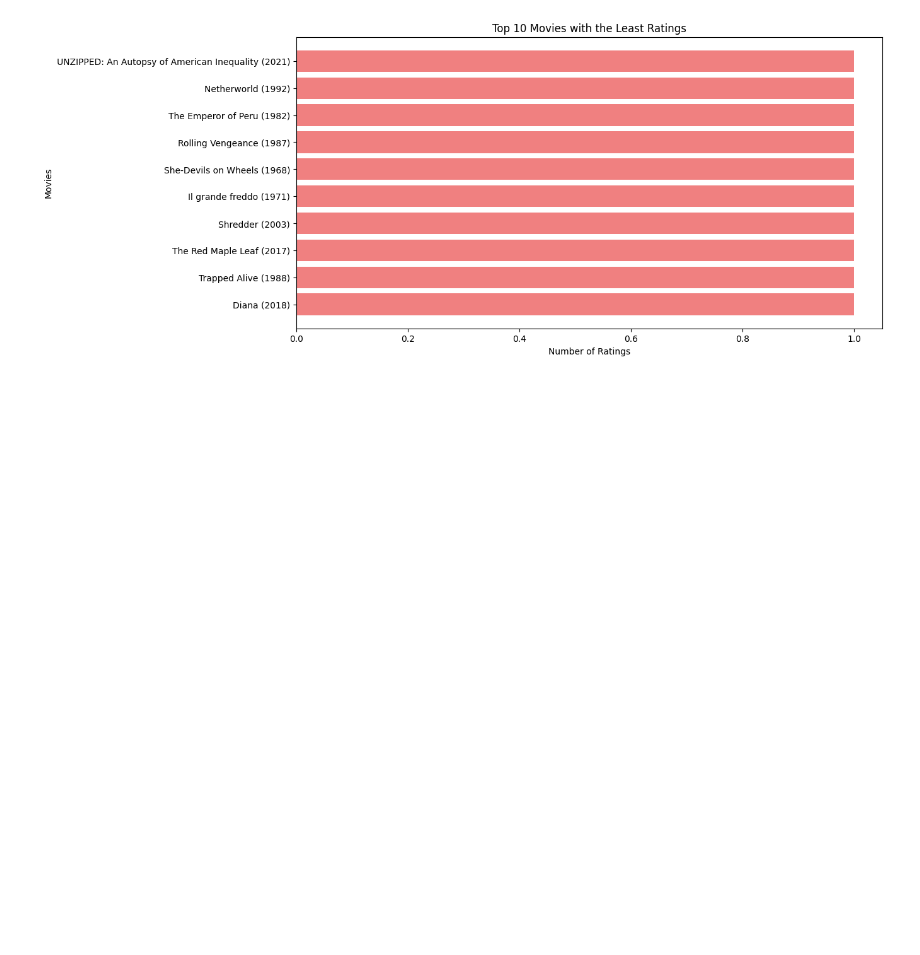
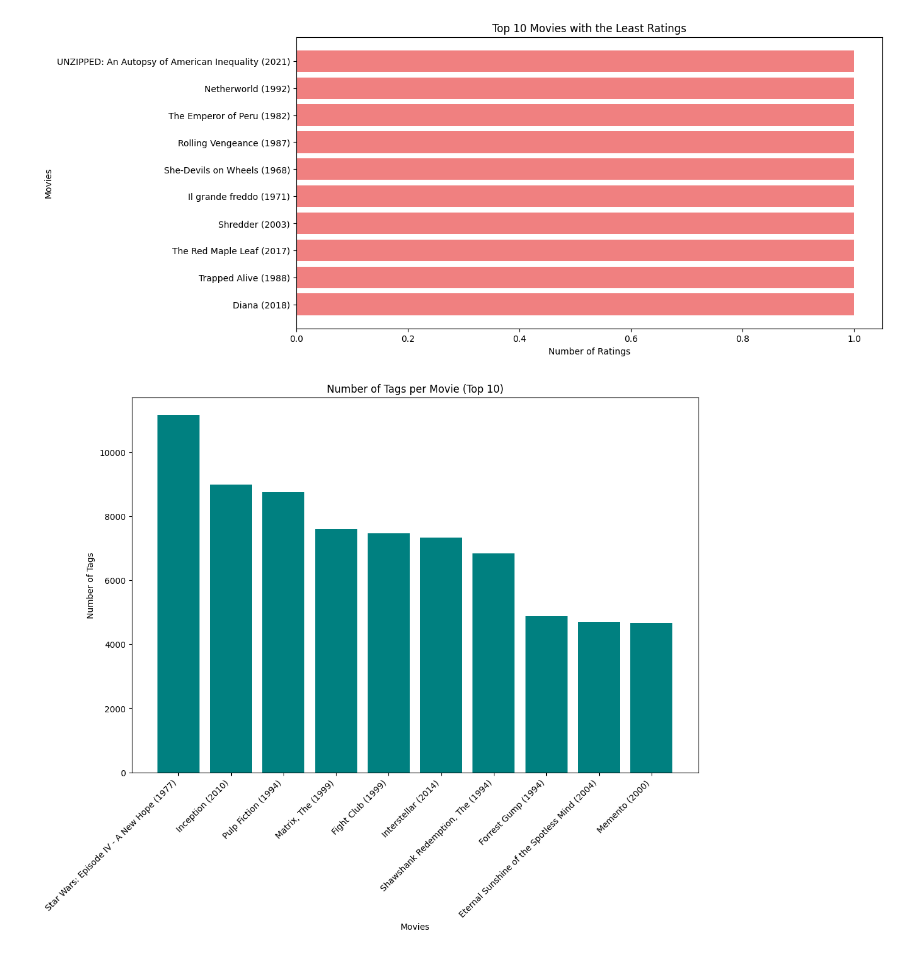
Before and after one commit to Buriiboo/Brian-Gomez-Santiestevez-OPA23GB, a Jupyter notebook: ML_pt2_Labb1/uppgift1.ipynb, the cells around one changed output. Drawn from its saved outputs; the diff is of its cells as text; code cells hidden in the pictures; blank space fills up the shorter version.

Commit message:
plot for amount of tags per movie top 10

```diff
--- a/ML_pt2_Labb1/uppgift1.ipynb
+++ b/ML_pt2_Labb1/uppgift1.ipynb
@@ -81,0 +76,21 @@ movie_tags = pd.merge(df_movies, tag_counts, on='movieId', how='left').fillna(0)
+# %%
+#amount of tags per movie. top 10
+df_tags = pd.read_csv('ml-latest/tags.csv', usecols=['movieId', 'tag'])
+
+tag_counts = df_tags.groupby('movieId').size().reset_index(name='count')
+
+movie_tags = pd.merge(df_movies, tag_counts, on='movieId', how='left').fillna(0)
+
+
+movie_tags_sorted = movie_tags.sort_values(by='count', ascending=False)
+
+#plot the top 10 movies with the most tags
+plt.figure(figsize=(12, 8))
+plt.bar(movie_tags_sorted['title'].head(10), movie_tags_sorted['count'].head(10), color='teal')
+plt.xlabel('Movies')
+plt.ylabel('Number of Tags')
+plt.title('Number of Tags per Movie (Top 10)')
+plt.xticks(rotation=45, ha='right')
+plt.show()
+# %% [output]
+[figure, added]
```
Also changed, not shown: parts of 1 cell of this notebook.
